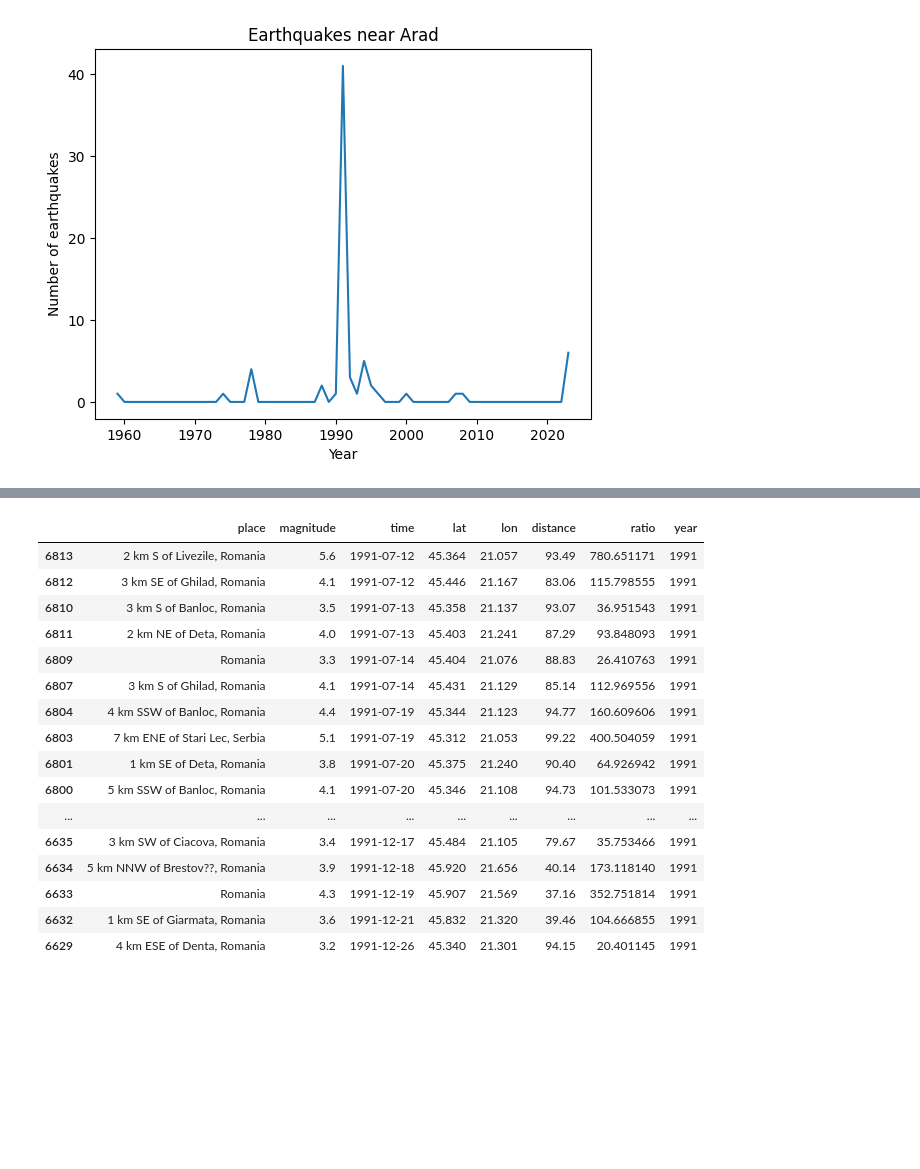
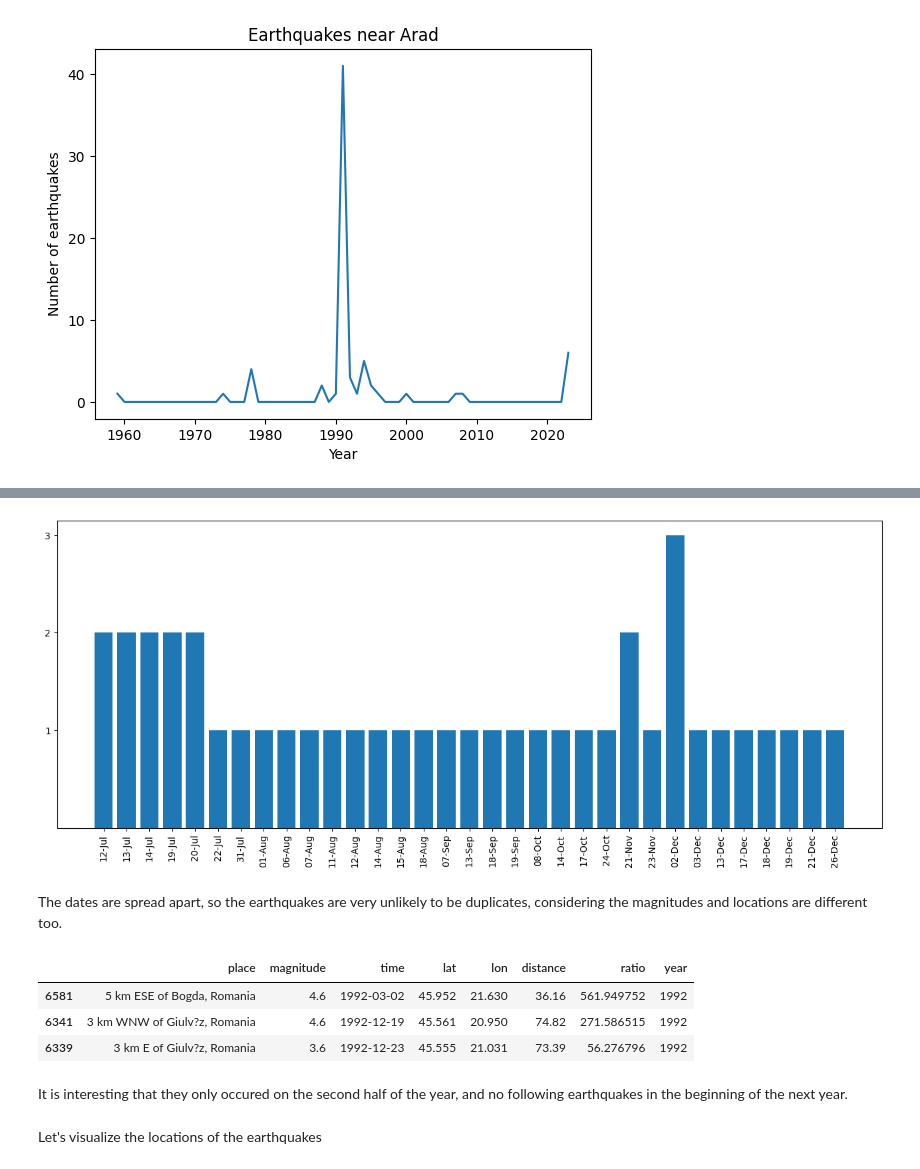
Before and after one commit to mairovitzmario/earthquake, a Jupyter notebook: project.ipynb, the cells around one changed output, grey strips where cells are left out. Saved outputs shown, nothing was run; the diff lists cells and outputs as text; code cells hidden in the pictures; blank space fills up the shorter version.

Commit message:
analyzed the dates and locations of the earthquakes in 1991

```diff
--- a/project.ipynb
+++ b/project.ipynb
@@ -234,20 +257,24 @@ We can see that an extreme amount of earthquakes occurred near Arad in 1991.
+# %%
+plt.figure(figsize=(16, 6))
+xlabels = [date.strftime('%d-%b') for date in eq_1991_dates.index]
+bars = plt.bar(xlabels, eq_1991_dates.values)
+plt.xticks(xlabels, rotation=90)
+
+plt.yticks(range(1,4), range(1,4))
+# plt.grid()
+plt.show()
+# %% [output]
+[figure, added]
+# %% [markdown]
+The dates are spread apart, so the earthquakes are very unlikely to be duplicates, considering the magnitudes and locations are different too.
 # %%
-df_close[df_close['year']==1991].sort_values('time')
+df_close[df_close['year']==1992].sort_values('time')
 # %% [output]
 |  | place | magnitude | time | lat | lon | distance | ratio | year |
-| 6813 | 2 km S of Livezile, Romania | 5.6 | 1991-07-12 | 45.364 | 21.057 | 93.49 | 780.651171 | 1991 |
-| 6812 | 3 km SE of Ghilad, Romania | 4.1 | 1991-07-12 | 45.446 | 21.167 | 83.06 | 115.798555 | 1991 |
-| 6810 | 3 km S of Banloc, Romania | 3.5 | 1991-07-13 | 45.358 | 21.137 | 93.07 | 36.951543 | 1991 |
-| 6811 | 2 km NE of Deta, Romania | 4.0 | 1991-07-13 | 45.403 | 21.241 | 87.29 | 93.848093 | 1991 |
-| 6809 | Romania | 3.3 | 1991-07-14 | 45.404 | 21.076 | 88.83 | 26.410763 | 1991 |
-| 6807 | 3 km S of Ghilad, Romania | 4.1 | 1991-07-14 | 45.431 | 21.129 | 85.14 | 112.969556 | 1991 |
-| 6804 | 4 km SSW of Banloc, Romania | 4.4 | 1991-07-19 | 45.344 | 21.123 | 94.77 | 160.609606 | 1991 |
-| 6803 | 7 km ENE of Stari Lec, Serbia | 5.1 | 1991-07-19 | 45.312 | 21.053 | 99.22 | 400.504059 | 1991 |
-| 6801 | 1 km SE of Deta, Romania | 3.8 | 1991-07-20 | 45.375 | 21.240 | 90.40 | 64.926942 | 1991 |
-| 6800 | 5 km SSW of Banloc, Romania | 4.1 | 1991-07-20 | 45.346 | 21.108 | 94.73 | 101.533073 | 1991 |
-| ... | ... | ... | ... | ... | ... | ... | ... | ... |
-| 6635 | 3 km SW of Ciacova, Romania | 3.4 | 1991-12-17 | 45.484 | 21.105 | 79.67 | 35.753466 | 1991 |
-| 6634 | 5 km NNW of Brestov??, Romania | 3.9 | 1991-12-18 | 45.920 | 21.656 | 40.14 | 173.118140 | 1991 |
-| 6633 | Romania | 4.3 | 1991-12-19 | 45.907 | 21.569 | 37.16 | 352.751814 | 1991 |
-| 6632 | 1 km SE of Giarmata, Romania | 3.6 | 1991-12-21 | 45.832 | 21.320 | 39.46 | 104.666855 | 1991 |
-| 6629 | 4 km ESE of Denta, Romania | 3.2 | 1991-12-26 | 45.340 | 21.301 | 94.15 | 20.401145 | 1991 |
+| 6581 | 5 km ESE of Bogda, Romania | 4.6 | 1992-03-02 | 45.952 | 21.630 | 36.16 | 561.949752 | 1992 |
+| 6341 | 3 km WNW of Giulv?z, Romania | 4.6 | 1992-12-19 | 45.561 | 20.950 | 74.82 | 271.586515 | 1992 |
+| 6339 | 3 km E of Giulv?z, Romania | 3.6 | 1992-12-23 | 45.555 | 21.031 | 73.39 | 56.276796 | 1992 |
+# %% [markdown]
+It is interesting that they only occured on the second half of the year, and no following earthquakes in the beginning of the next year.
+# %% [markdown]
+Let's visualize the locations of the earthquakes
```
Also changed, not shown: parts of 7 cells of this notebook.
